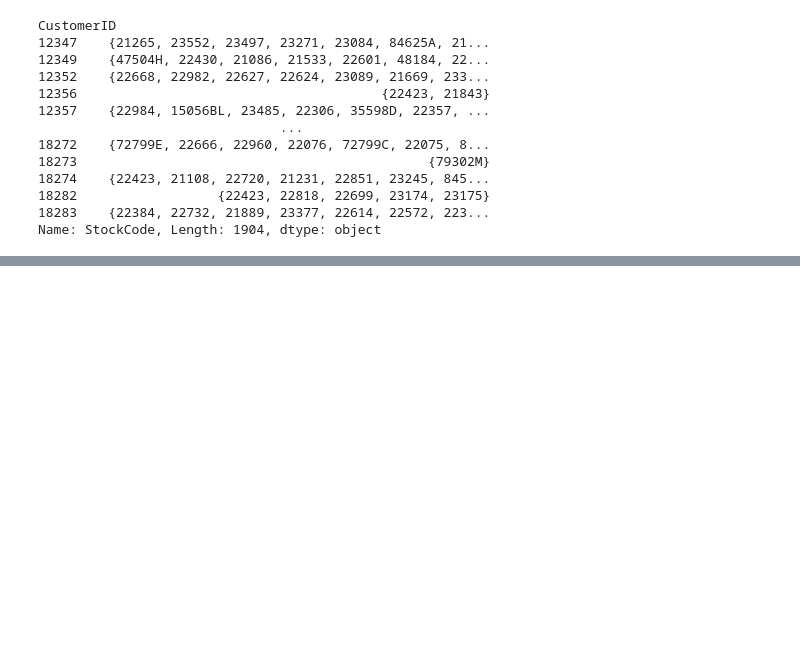
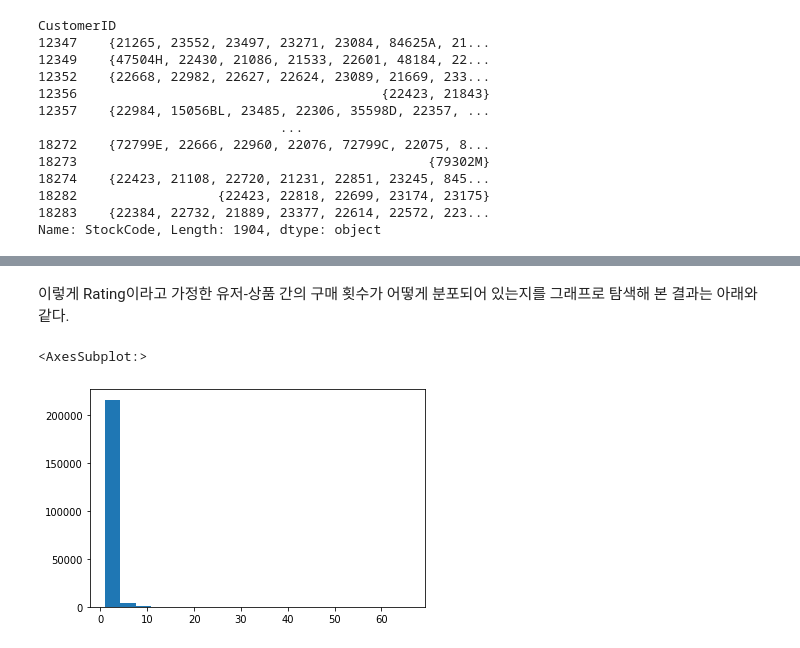
Before and after one commit to jaeyoon89/python_data_analysis, a Jupyter notebook: ch5-2_recommendation_for_retailer.ipynb, the cells around one changed output, grey strips where cells are left out. Drawn from its saved outputs; the diff is of its cells as text; code cells hidden in the pictures; blank space fills up the shorter version.

```diff
--- a/ch5-2_recommendation_for_retailer.ipynb
+++ b/ch5-2_recommendation_for_retailer.ipynb
@@ -320,0 +441,4 @@ Name: StockCode, Length: 1904, dtype: object
+# %%
+# Rating 데이터를 생성하기 위한 탐색: 유저-상품간 구매 횟수를 탐색한다.
+uir_df = df_year_round.groupby(['CustomerID', 'StockCode'])['InvoiceNo'].nunique().reset_index()
+uir_df.head()
@@ -320,0 +452,8 @@ Name: StockCode, Length: 1904, dtype: object
+# %% [markdown]
+이렇게 Rating이라고 가정한 유저-상품 간의 구매 횟수가 어떻게 분포되어 있는지를 그래프로 탐색해 본 결과는 아래와 같다.
+# %%
+# Rating(InvoiceNo) 피처의 분포를 탐색한다.
+uir_df['InvoiceNo'].hist(bins=20, grid=False)
+# %% [output]
+<AxesSubplot:>
+[figure, added]
```
Also changed, not shown: parts of 35 cells of this notebook.
